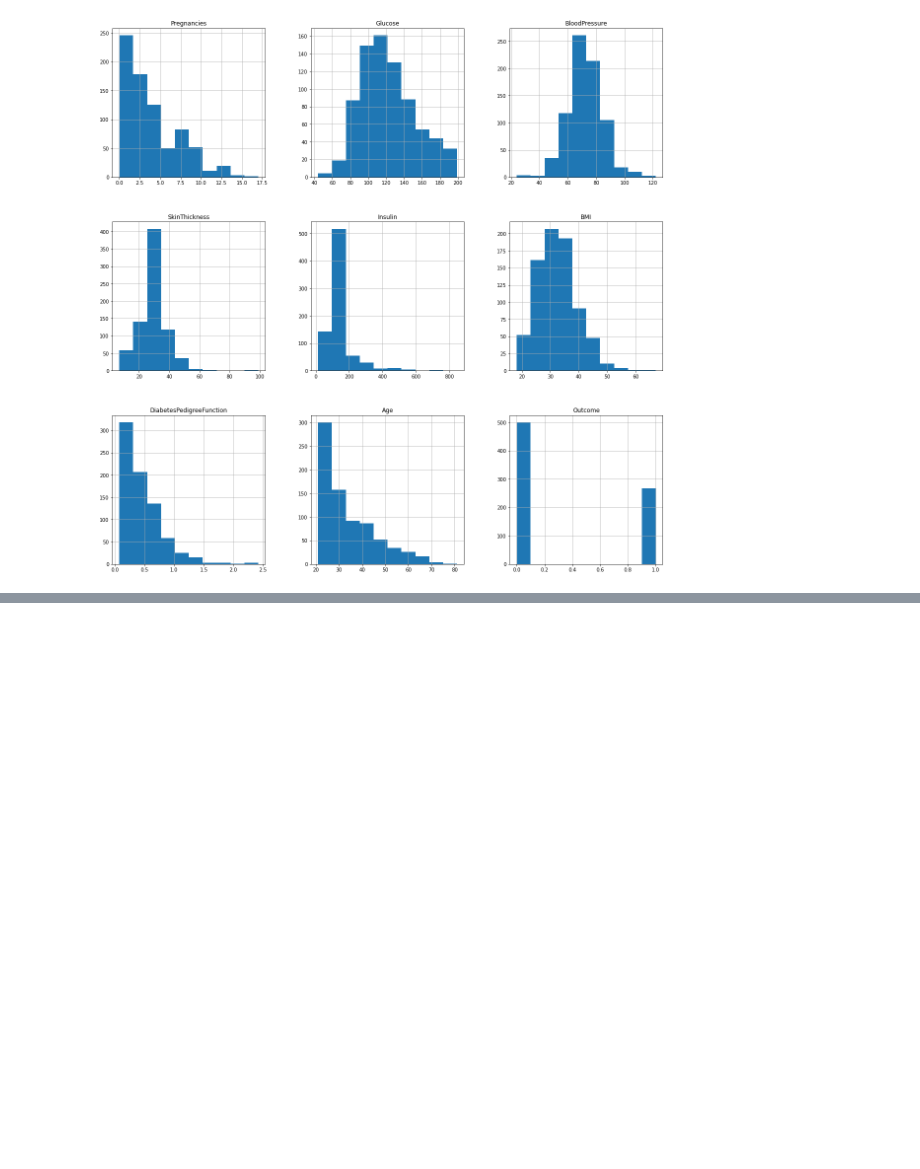
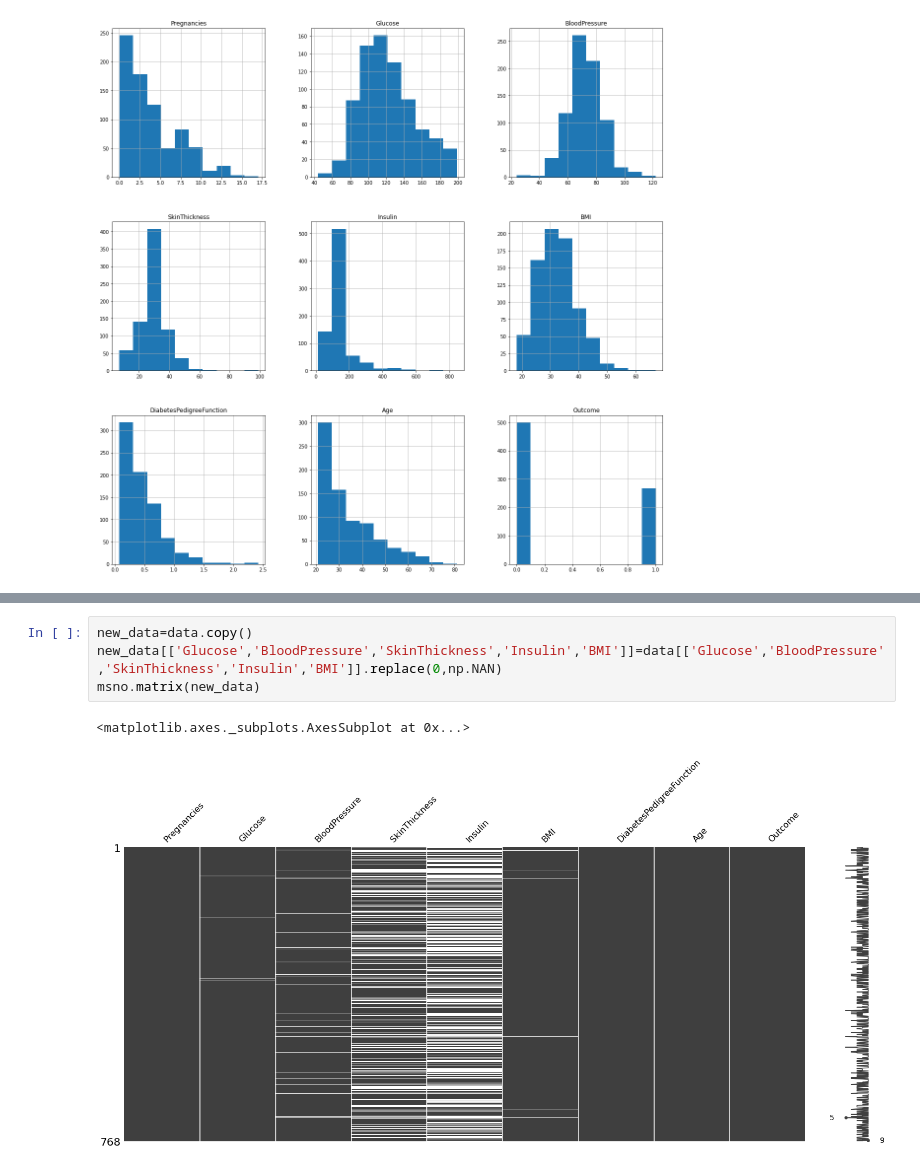
Before and after one commit to Riaduddin/EDA, a Jupyter notebook: Diabetes_Predictions/Diabetes_predictions.ipynb, the cells around one changed output, grey strips where cells are left out. Drawn from its saved outputs; the diff is of its cells as text; blank space fills up the shorter version.

```diff
--- a/Diabetes_Predictions/Diabetes_predictions.ipynb
+++ b/Diabetes_Predictions/Diabetes_predictions.ipynb
@@ -132,0 +147,7 @@ p=data_copy.hist(figsize=(20,20))
+# %%
+new_data=data.copy()
+new_data[['Glucose','BloodPressure','SkinThickness','Insulin','BMI']]=data[['Glucose','BloodPressure','SkinThickness','Insulin','BMI']].replace(0,np.NAN)
+msno.matrix(new_data)
+# %% [output]
+<matplotlib.axes._subplots.AxesSubplot at 0x...>
+[figure, added]
```
Also changed, not shown: parts of 28 cells of this notebook.
